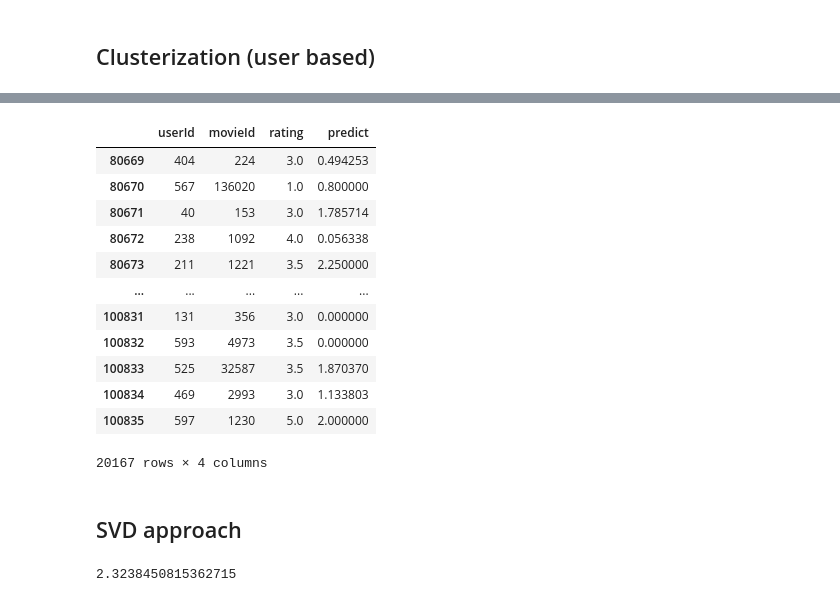
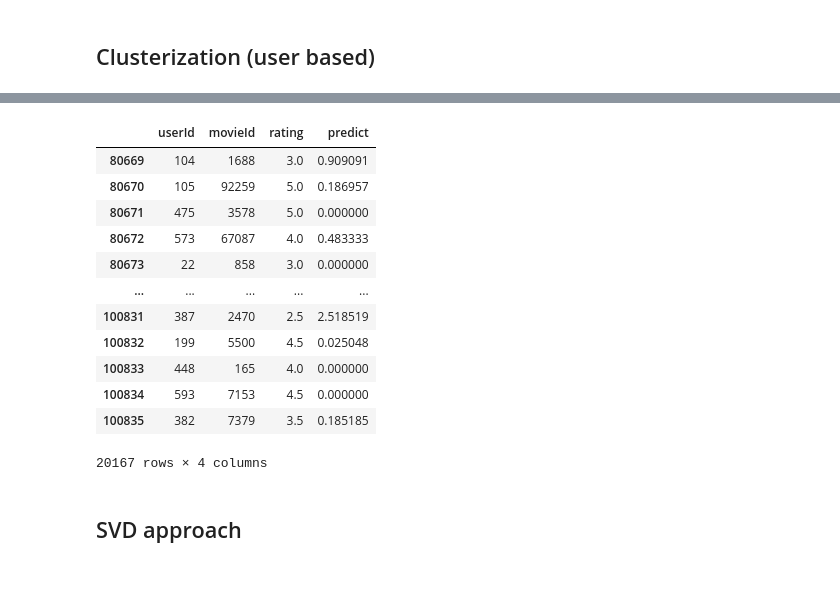
Before and after one commit to dep-810b-studs/books-recommendation-system, a Jupyter notebook: task_01.ipynb, the cells around one changed output, grey strips where cells are left out. Saved outputs shown, nothing was run; the diff lists cells and outputs as text; code cells hidden in the pictures.

```diff
--- a/task_01.ipynb
+++ b/task_01.ipynb
@@ -189,18 +184,18 @@ rmse_result
-# %%
-test_set
-# %% [output]
-|  | userId | movieId | rating | predict |
-| 80669 | 404 | 224 | 3.0 | 0.494253 |
-| 80670 | 567 | 136020 | 1.0 | 0.800000 |
-| 80671 | 40 | 153 | 3.0 | 1.785714 |
-| 80672 | 238 | 1092 | 4.0 | 0.056338 |
-| 80673 | 211 | 1221 | 3.5 | 2.250000 |
-| ... | ... | ... | ... | ... |
-| 100831 | 131 | 356 | 3.0 | 0.000000 |
-| 100832 | 593 | 4973 | 3.5 | 0.000000 |
-| 100833 | 525 | 32587 | 3.5 | 1.870370 |
-| 100834 | 469 | 2993 | 3.0 | 1.133803 |
-| 100835 | 597 | 1230 | 5.0 | 2.000000 |
-20167 rows × 4 columns
+# %%
+clusterization_recommender.test_set
+# %% [output]
+|  | userId | movieId | rating | predict |
+| 80669 | 104 | 1688 | 3.0 | 0.909091 |
+| 80670 | 105 | 92259 | 5.0 | 0.186957 |
+| 80671 | 475 | 3578 | 5.0 | 0.000000 |
+| 80672 | 573 | 67087 | 4.0 | 0.483333 |
+| 80673 | 22 | 858 | 3.0 | 0.000000 |
+| ... | ... | ... | ... | ... |
+| 100831 | 387 | 2470 | 2.5 | 2.518519 |
+| 100832 | 199 | 5500 | 4.5 | 0.025048 |
+| 100833 | 448 | 165 | 4.0 | 0.000000 |
+| 100834 | 593 | 7153 | 4.5 | 0.000000 |
+| 100835 | 382 | 7379 | 3.5 | 0.185185 |
+20167 rows × 4 columns
 # %% [markdown]
 ## SVD approach
@@ -220,4 +201,0 @@ rmse_result = rmse(test_set["predict"].tolist(), test_set["rating"].tolist())
-# %%
-rmse_result
-# %% [output]
-2.3238450815362715
```
Also changed, not shown: parts of 42 cells of this notebook.
